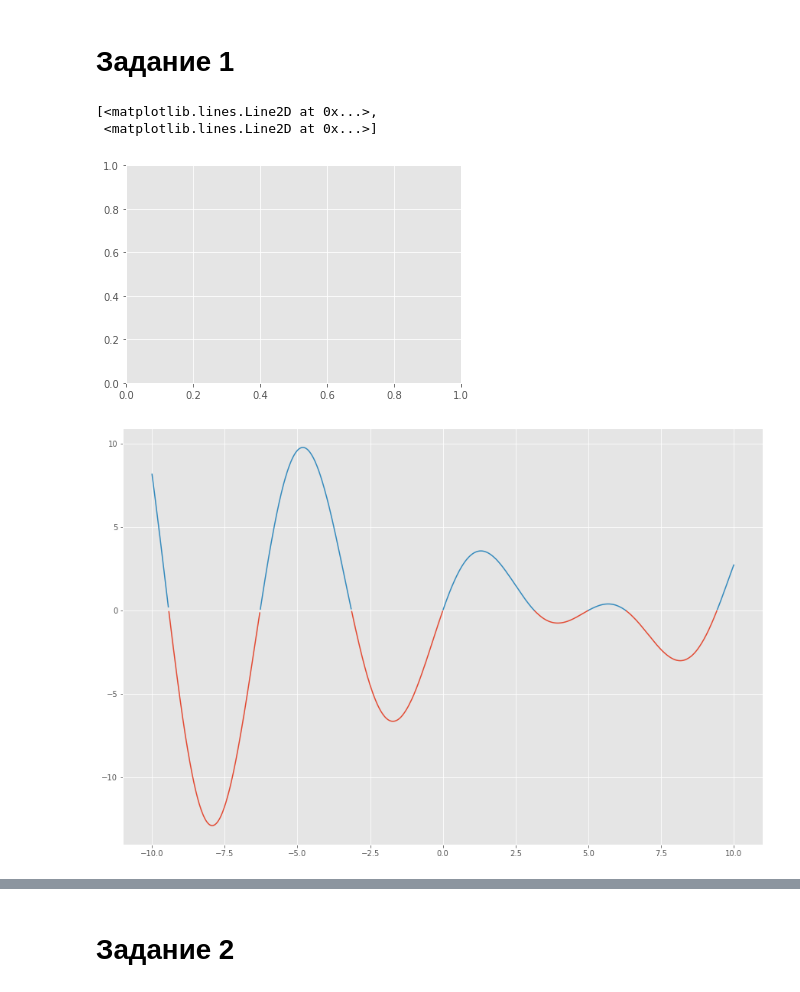
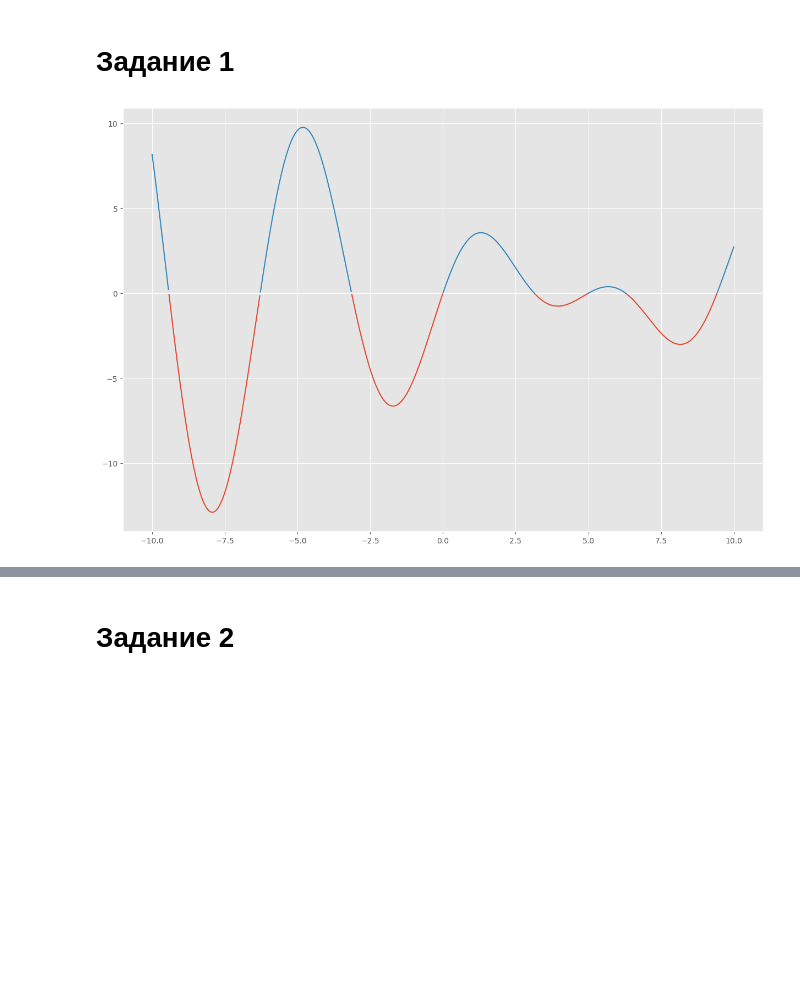
Before and after one commit to paulyurlov/DataVisualization, a Jupyter notebook: Семинар_5.ipynb, the cells around one changed output, grey strips where cells are left out. Cells and saved outputs as stored; diff of their text form; code cells hidden in the pictures; blank space fills up the shorter version.

```diff
--- a/Семинар_5.ipynb
+++ b/Семинар_5.ipynb
@@ -21,17 +21,14 @@ plt.style.use("ggplot")
 # %%
 t, step = np.linspace(-10, 10, 1000, retstep=True)
 # cmap = ['red'] * len(x[x > 0]) + ['blue'] * len(x[x <= 0])
 s = np.sin(t) * (5 - t)
 
-fig, ax = plt.subplots()
+# fig, ax = plt.subplots()
 
 supper = np.ma.masked_where(s <= 0, s)
 slower = np.ma.masked_where(s >= 0, s)
 plt.figure(figsize=(15, 10))
-plt.plot(t, slower, t, supper)
+_ = plt.plot(t, slower, t, supper)
 # plt.show()
 # %% [output]
-[<matplotlib.lines.Line2D at 0x...>,
- <matplotlib.lines.Line2D at 0x...>]
-[figure, old version]
+[figure, new version]
-[figure, removed]
```
Also changed, not shown: parts of 3 cells of this notebook.
